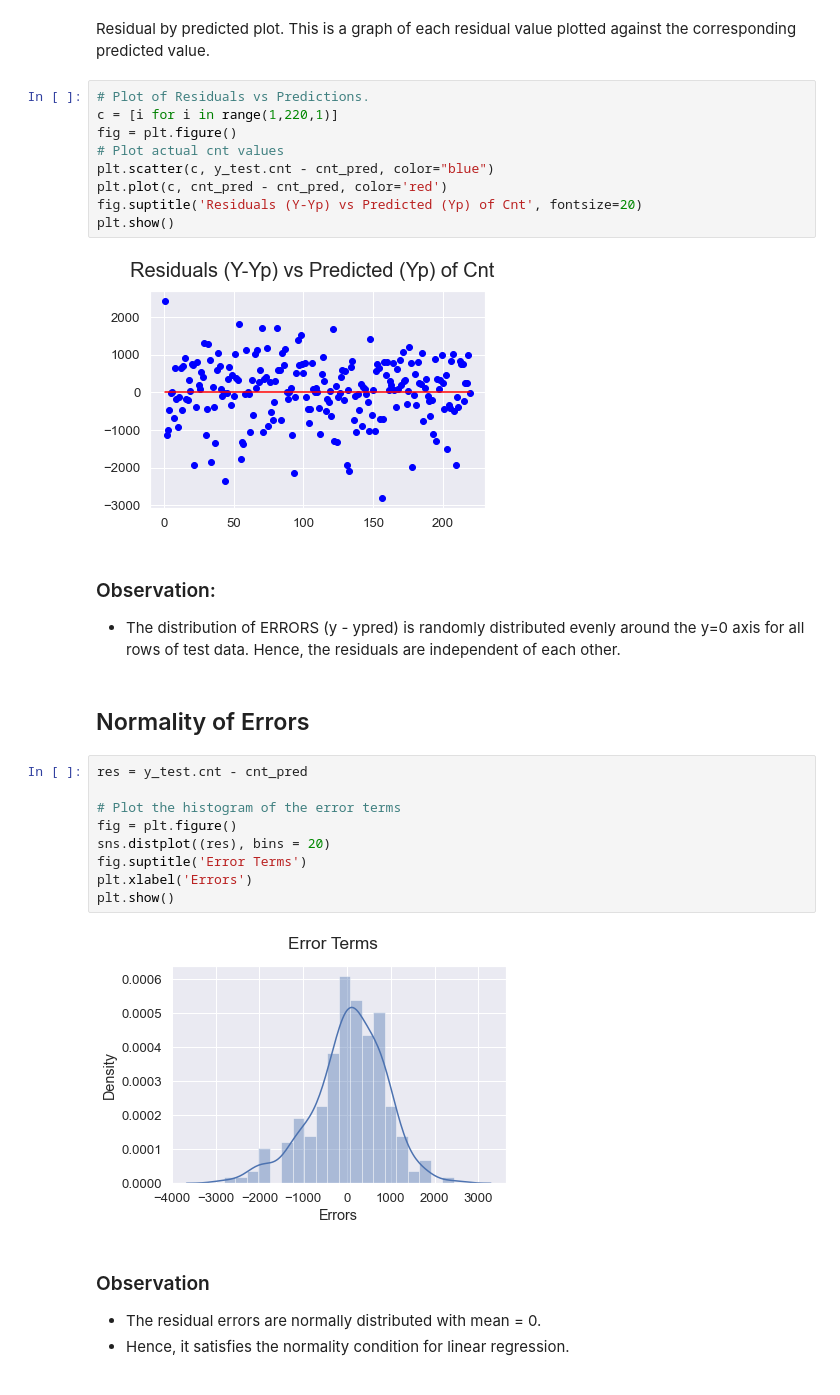
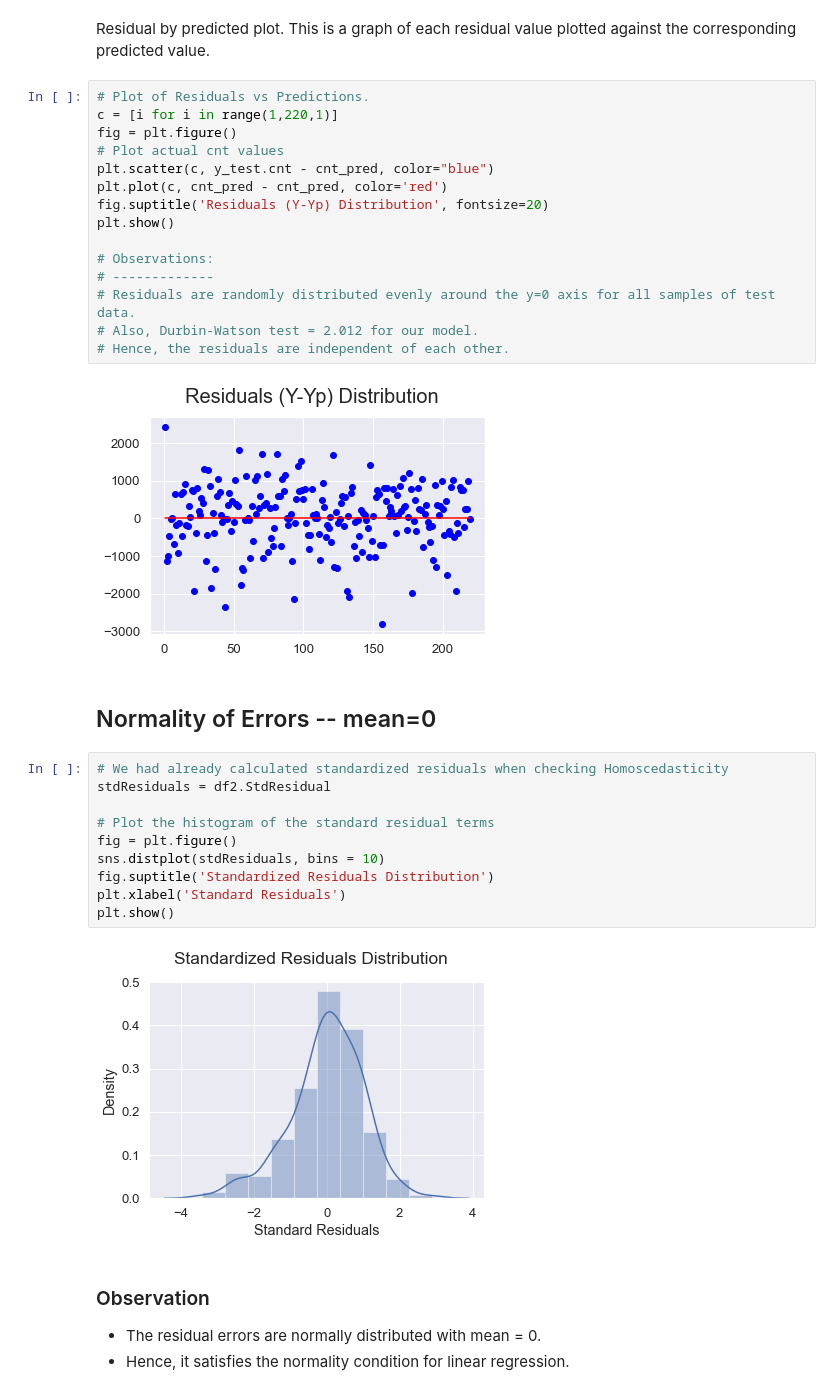
Before and after one commit to Monica05-aadi/Bike_LinearRegression, a Jupyter notebook: Bike Assignment.ipynb, the cells around one changed output. Cells and saved outputs as stored; diff of their text form.

```diff
--- a/Bike Assignment.ipynb
+++ b/Bike Assignment.ipynb
@@ -633,26 +629,30 @@ fig = plt.figure()
 # Plot actual cnt values
 plt.scatter(c, y_test.cnt - cnt_pred, color="blue")
 plt.plot(c, cnt_pred - cnt_pred, color='red')
-fig.suptitle('Residuals (Y-Yp) vs Predicted (Yp) of Cnt', fontsize=20)
+fig.suptitle('Residuals (Y-Yp) Distribution', fontsize=20)
 plt.show()
+
+# Observations:
+# -------------
+# Residuals are randomly distributed evenly around the y=0 axis for all samples of test data.
+# Also, Durbin-Watson test = 2.012 for our model.
+# Hence, the residuals are independent of each other.
 # %% [output]
-[figure, old version]
+[figure, new version]
-# %% [markdown]
-### Observation:
-- The distribution of ERRORS (y - ypred) is randomly distributed evenly around the y=0 axis for all rows of test data. Hence, the residuals are independent of each other.
 # %% [markdown]
-## Normality of Errors
+## Normality of Errors -- mean=0
 # %%
-res = y_test.cnt - cnt_pred
+# We had already calculated standardized residuals when checking Homoscedasticity
+stdResiduals = df2.StdResidual
 
-# Plot the histogram of the error terms
+# Plot the histogram of the standard residual terms
 fig = plt.figure()
-sns.distplot((res), bins = 20)
-fig.suptitle('Error Terms')
-plt.xlabel('Errors')
+sns.distplot(stdResiduals, bins = 10)
+fig.suptitle('Standardized Residuals Distribution')
+plt.xlabel('Standard Residuals')
 plt.show()
 # %% [output]
-[figure, old version]
+[figure, new version]
 # %% [markdown]
 ### Observation
 - The residual errors are normally distributed with mean = 0.
```
Also changed, not shown: parts of 20 cells of this notebook, 1 other file.
